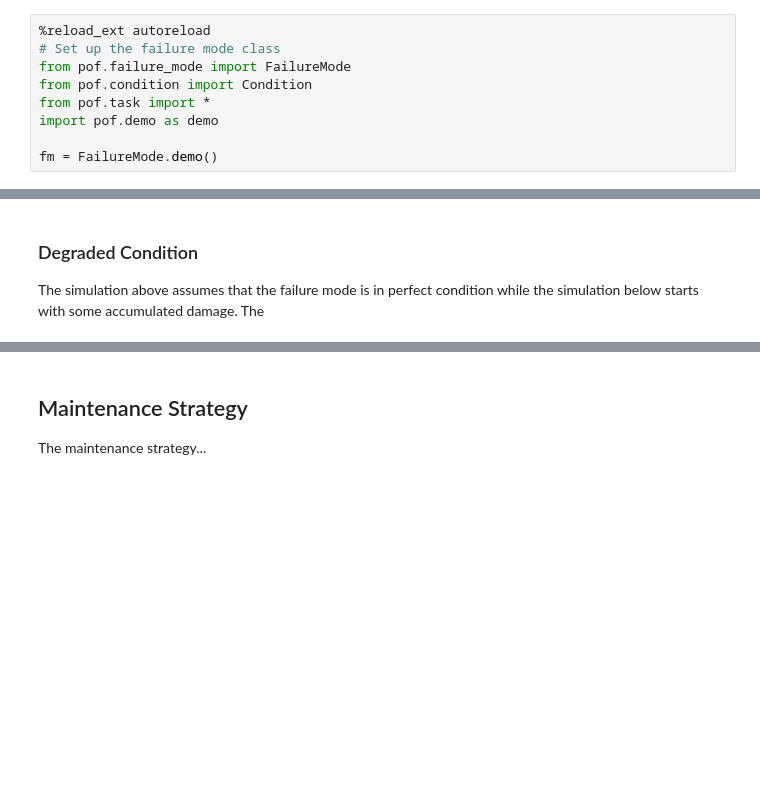
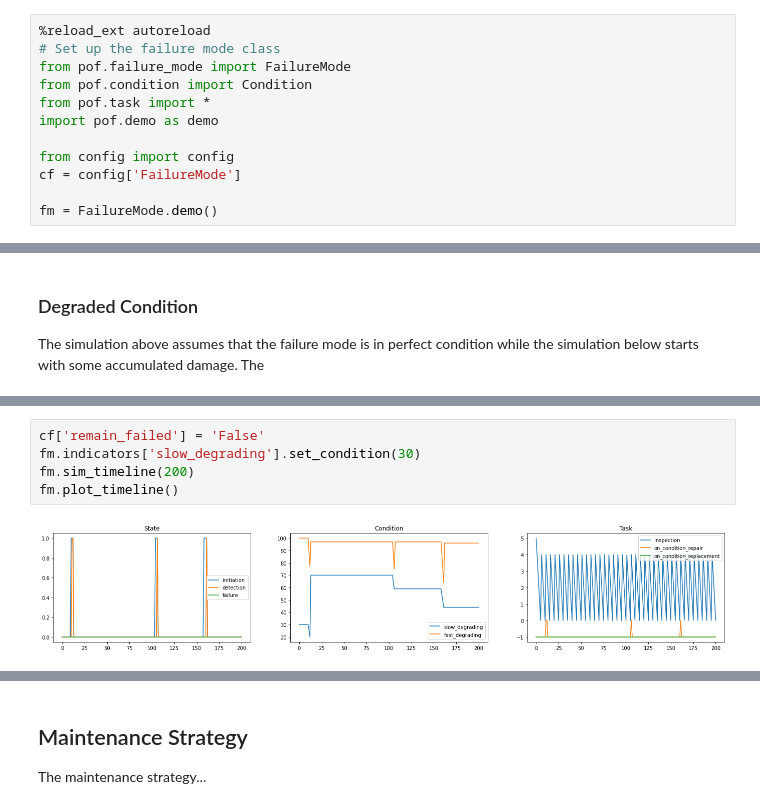
Before and after one commit to gavintreseder/pof, a Jupyter notebook: notebooks/failure_mode.ipynb, the cells around one changed output, grey strips where cells are left out. Cells and saved outputs as stored; diff of their text form; blank space fills up the shorter version.

```diff
--- a/notebooks/failure_mode.ipynb
+++ b/notebooks/failure_mode.ipynb
@@ -45,6 +45,9 @@ from pof.condition import Condition
 from pof.task import *
 import pof.demo as demo
 
+from config import config
+cf = config['FailureMode']
+
 fm = FailureMode.demo()
 # %% [markdown]
 ## Single timeline
@@ -85,0 +74,7 @@ fm.plot_timeline()
+# %%
+cf['remain_failed'] = 'False'
+fm.indicators['slow_degrading'].set_condition(30)
+fm.sim_timeline(200)
+fm.plot_timeline()
+# %% [output]
+[figure, added]
```
Also changed, not shown: parts of 4 cells of this notebook, 9 other files.
